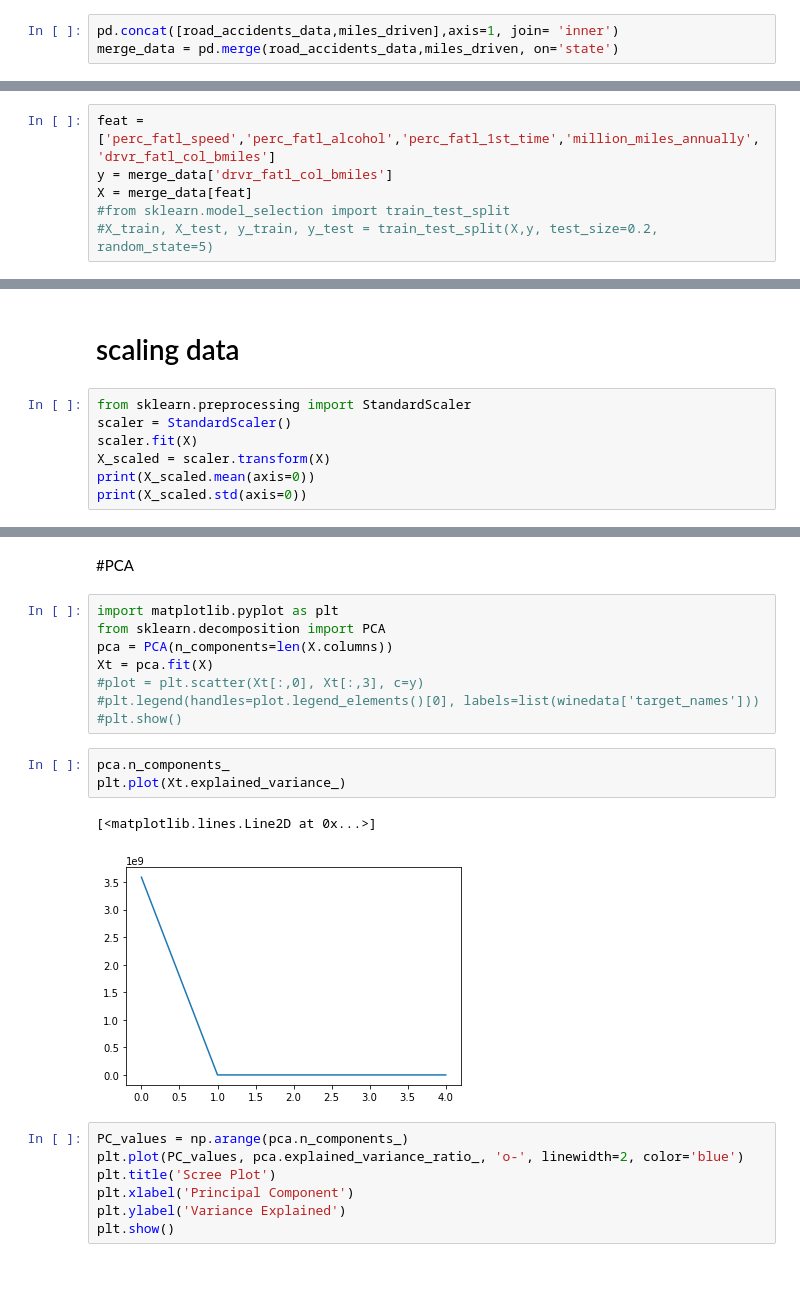
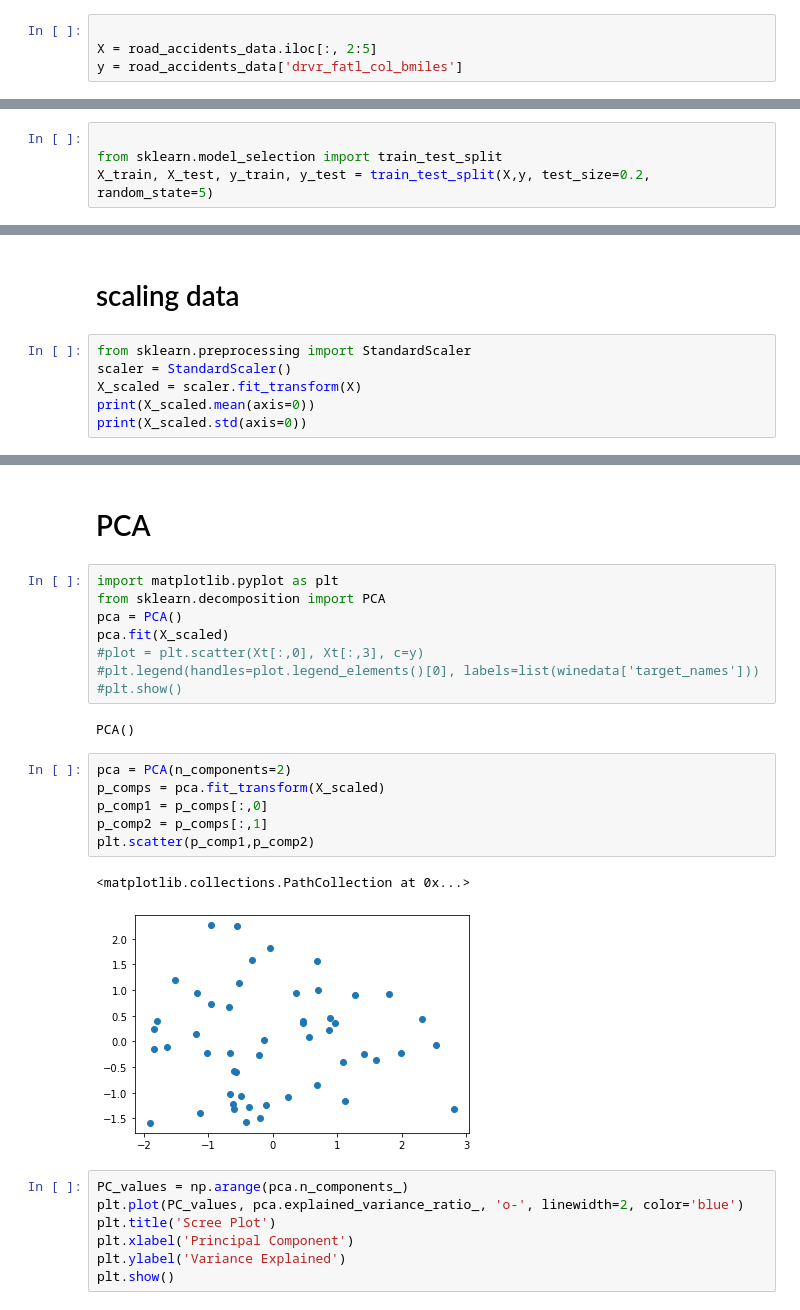
Before and after one commit to Technocolabs100/Technocolabs-Internship-Mini-Project-Reducing-Traffic-Mortality, a Jupyter notebook: mini_project.ipynb, the cells around one changed output, grey strips where cells are left out. Saved outputs shown, nothing was run; the diff lists cells and outputs as text; blank space fills up the shorter version.

```diff
--- a/mini_project.ipynb
+++ b/mini_project.ipynb
@@ -136,5 +138,6 @@ sns.heatmap(road_accidents_data.corr(), annot=True)
 <AxesSubplot:>
 [figure]
 # %%
-pd.concat([road_accidents_data,miles_driven],axis=1, join= 'inner')
-merge_data = pd.merge(road_accidents_data,miles_driven, on='state')
+
+X = road_accidents_data.iloc[:, 2:5]
+y = road_accidents_data['drvr_fatl_col_bmiles']
@@ -160,9 +144,7 @@ merge_data.describe()
 # %%
-feat = ['perc_fatl_speed','perc_fatl_alcohol','perc_fatl_1st_time','million_miles_annually','drvr_fatl_col_bmiles']
-y = merge_data['drvr_fatl_col_bmiles']
-X = merge_data[feat]
-#from sklearn.model_selection import train_test_split
-#X_train, X_test, y_train, y_test = train_test_split(X,y, test_size=0.2, random_state=5)
+
+from sklearn.model_selection import train_test_split
+X_train, X_test, y_train, y_test = train_test_split(X,y, test_size=0.2, random_state=5)
 # %%
 from sklearn.linear_model import LinearRegression
 regr = LinearRegression()
@@ -185,8 +165,7 @@ print(regr.coef_)
 # %%
 from sklearn.preprocessing import StandardScaler
 scaler = StandardScaler()
-scaler.fit(X)
-X_scaled = scaler.transform(X)
+X_scaled = scaler.fit_transform(X)
 print(X_scaled.mean(axis=0))
 print(X_scaled.std(axis=0))
 # %% [output]
@@ -207,19 +183,24 @@ array([[<AxesSubplot:title={'center':'0'}>,
 # %% [markdown]
-#PCA
+# PCA
 # %%
 import matplotlib.pyplot as plt
 from sklearn.decomposition import PCA
-pca = PCA(n_components=len(X.columns))
-Xt = pca.fit(X)
+pca = PCA()
+pca.fit(X_scaled)
 #plot = plt.scatter(Xt[:,0], Xt[:,3], c=y)
 #plt.legend(handles=plot.legend_elements()[0], labels=list(winedata['target_names']))
 #plt.show()
+# %% [output]
+PCA()
 # %%
-pca.n_components_
-plt.plot(Xt.explained_variance_)
+pca = PCA(n_components=2)
+p_comps = pca.fit_transform(X_scaled)
+p_comp1 = p_comps[:,0]
+p_comp2 = p_comps[:,1]
+plt.scatter(p_comp1,p_comp2)
 # %% [output]
-[<matplotlib.lines.Line2D at 0x...>]
+<matplotlib.collections.PathCollection at 0x...>
-[figure, old version]
+[figure, new version]
 # %%
 PC_values = np.arange(pca.n_components_)
 plt.plot(PC_values, pca.explained_variance_ratio_, 'o-', linewidth=2, color='blue')
```
Also changed, not shown: parts of 10 cells of this notebook.
